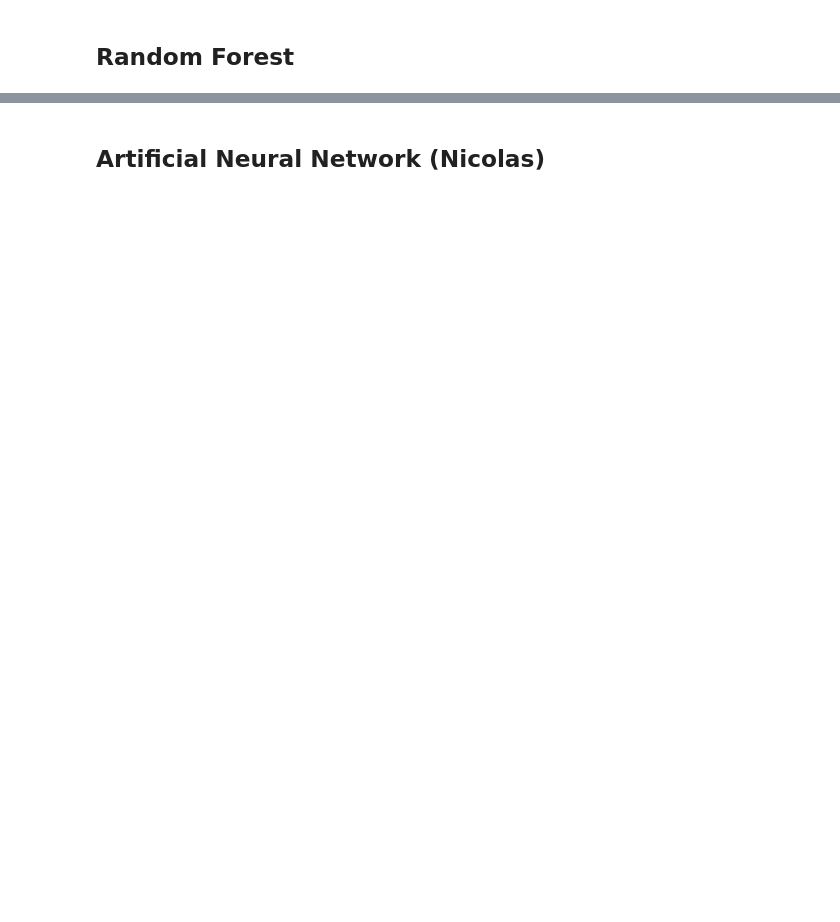
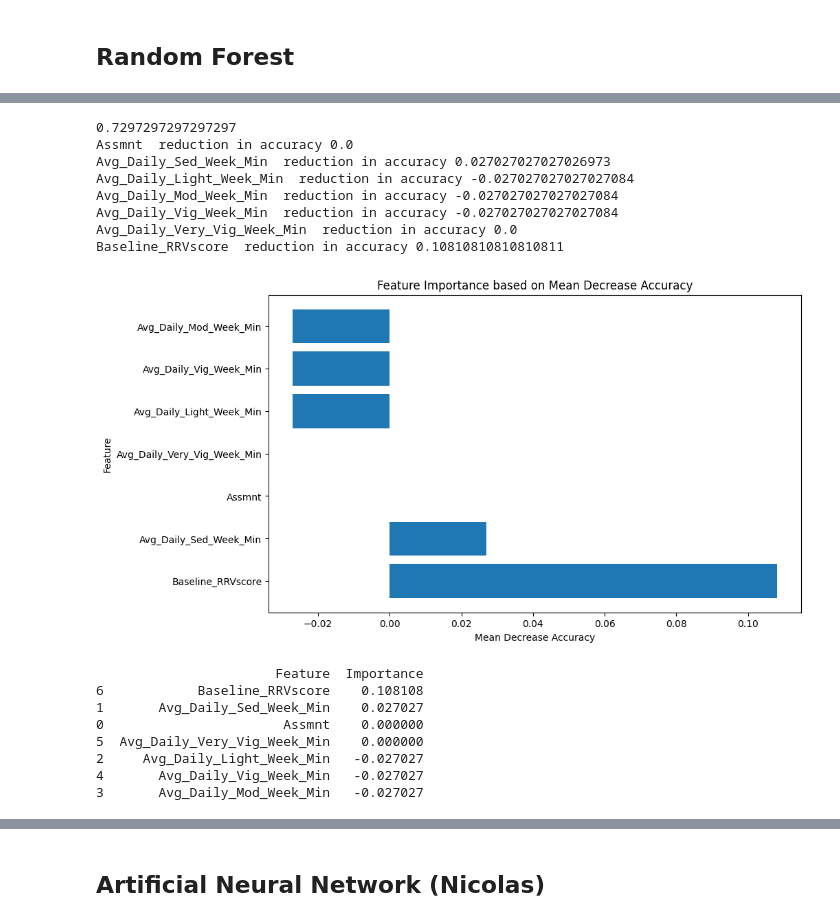
Before and after one commit to JainAnnanya/rrv-activity-modeling-ml, a Jupyter notebook: fitness_models.ipynb, the cells around one changed output, grey strips where cells are left out. Drawn from its saved outputs; the diff is of its cells as text; code cells hidden in the pictures; blank space fills up the shorter version.

```diff
--- a/fitness_models.ipynb
+++ b/fitness_models.ipynb
@@ -276,0 +360,46 @@ weighted avg       0.46      0.68      0.54        37
+# %%
+initial_accuracy = accuracy_score(target_test,target_pred)
+print(initial_accuracy)
+
+feature_importances = []
+
+# Calculate Mean Decrease Accuracy for each feature
+
+for i in range(attr_test.shape[1]):
+    attr_test_permuted = attr_test.copy()
+    np.random.shuffle(attr_test_permuted.iloc[:, i].values)
+    permuted_accuracy = accuracy_score(target_test, model.predict(attr_test_permuted))
+    feature_importances.append(initial_accuracy - permuted_accuracy)
+    print( attr_test_permuted.columns[i],f" reduction in accuracy {initial_accuracy - permuted_accuracy}")
+
+# Create a DataFrame to display feature importances
+feature_importance_df = pd.DataFrame({'Feature': attr.columns, 'Importance': feature_importances})
+feature_importance_df = feature_importance_df.sort_values('Importance', ascending=False)
+
+# Plot feature importances
+plt.figure(figsize=(10, 6))
+plt.barh(feature_importance_df['Feature'], feature_importance_df['Importance'])
+plt.xlabel('Mean Decrease Accuracy')
+plt.ylabel('Feature')
+plt.title('Feature Importance based on Mean Decrease Accuracy')
+plt.show()
+
+print(feature_importance_df)
+# %% [output]
+0.7297297297297297
+Assmnt  reduction in accuracy 0.0
+Avg_Daily_Sed_Week_Min  reduction in accuracy 0.027027027027026973
+Avg_Daily_Light_Week_Min  reduction in accuracy -0.027027027027027084
+Avg_Daily_Mod_Week_Min  reduction in accuracy -0.027027027027027084
+Avg_Daily_Vig_Week_Min  reduction in accuracy -0.027027027027027084
+Avg_Daily_Very_Vig_Week_Min  reduction in accuracy 0.0
+Baseline_RRVscore  reduction in accuracy 0.10810810810810811
+[figure, added]
+                       Feature  Importance
+6            Baseline_RRVscore    0.108108
+1       Avg_Daily_Sed_Week_Min    0.027027
+0                       Assmnt    0.000000
+5  Avg_Daily_Very_Vig_Week_Min    0.000000
+2     Avg_Daily_Light_Week_Min   -0.027027
+4       Avg_Daily_Vig_Week_Min   -0.027027
+3       Avg_Daily_Mod_Week_Min   -0.027027
```
Also changed, not shown: parts of 15 cells of this notebook.
